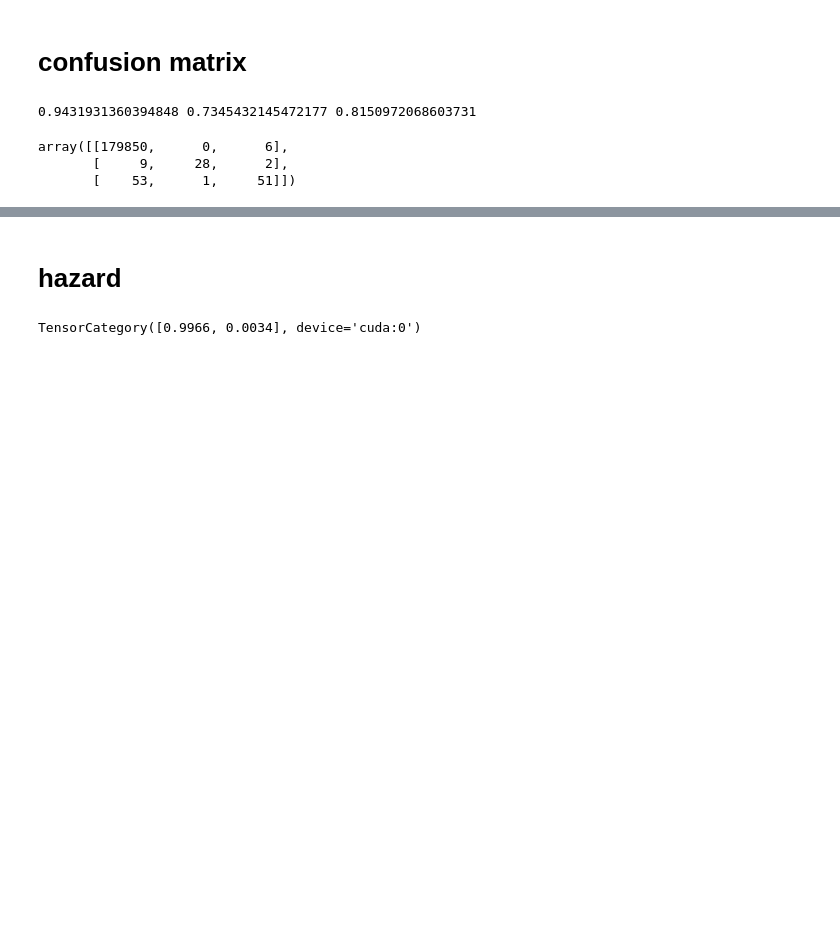
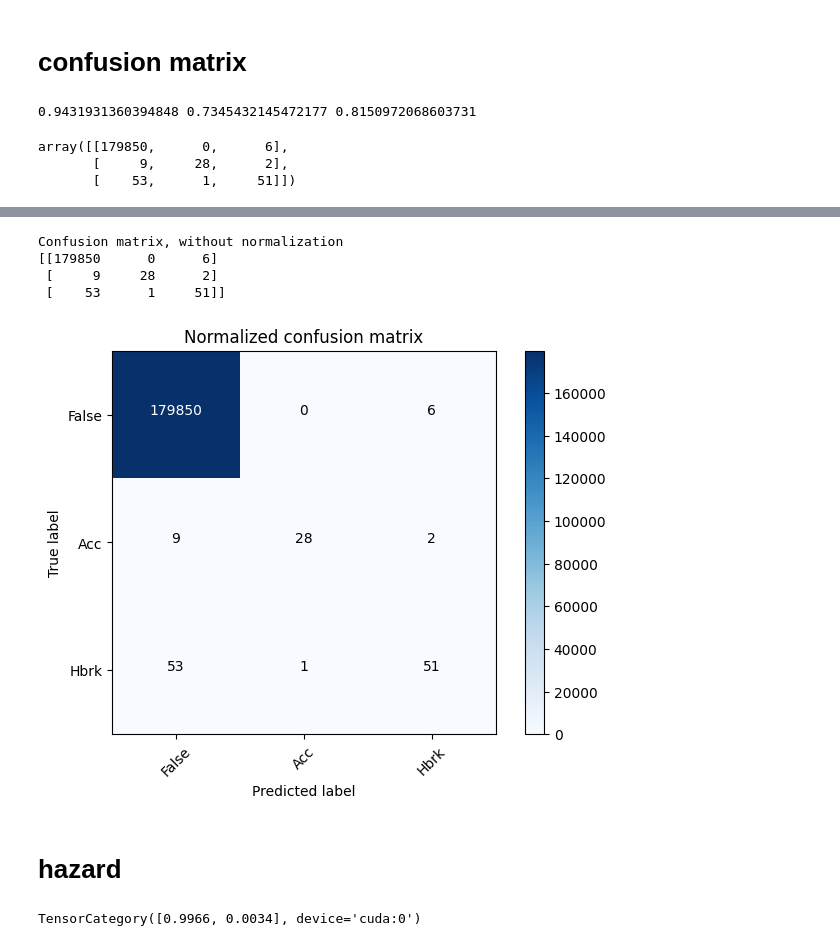
Before and after one commit to aivill-project/v2x_ts, a Jupyter notebook: v2x_inference.ipynb, the cells around one changed output, grey strips where cells are left out. Drawn from its saved outputs; the diff is of its cells as text; code cells hidden in the pictures; blank space fills up the shorter version.

```diff
--- a/v2x_inference.ipynb
+++ b/v2x_inference.ipynb
@@ -271,3 +288,13 @@ plot_confusion_matrix(cnf_matrix, classes=class_speed.values(), normalize=True,
+# %%
+cnf_matrix_speed = skm.confusion_matrix(test_targets_speed, test_preds_speed)
+np.set_printoptions(precision=2)
+plot_confusion_matrix(cnf_matrix_speed, classes=class_speed.values(), normalize=False, title='Normalized confusion matrix')
+# %% [output]
+Confusion matrix, without normalization
+[[179850      0      6]
+ [     9     28      2]
+ [    53      1     51]]
+[figure, added]
 # %%
 from datetime import datetime
 
```
Also changed, not shown: parts of 8 cells of this notebook, 5 other files.
